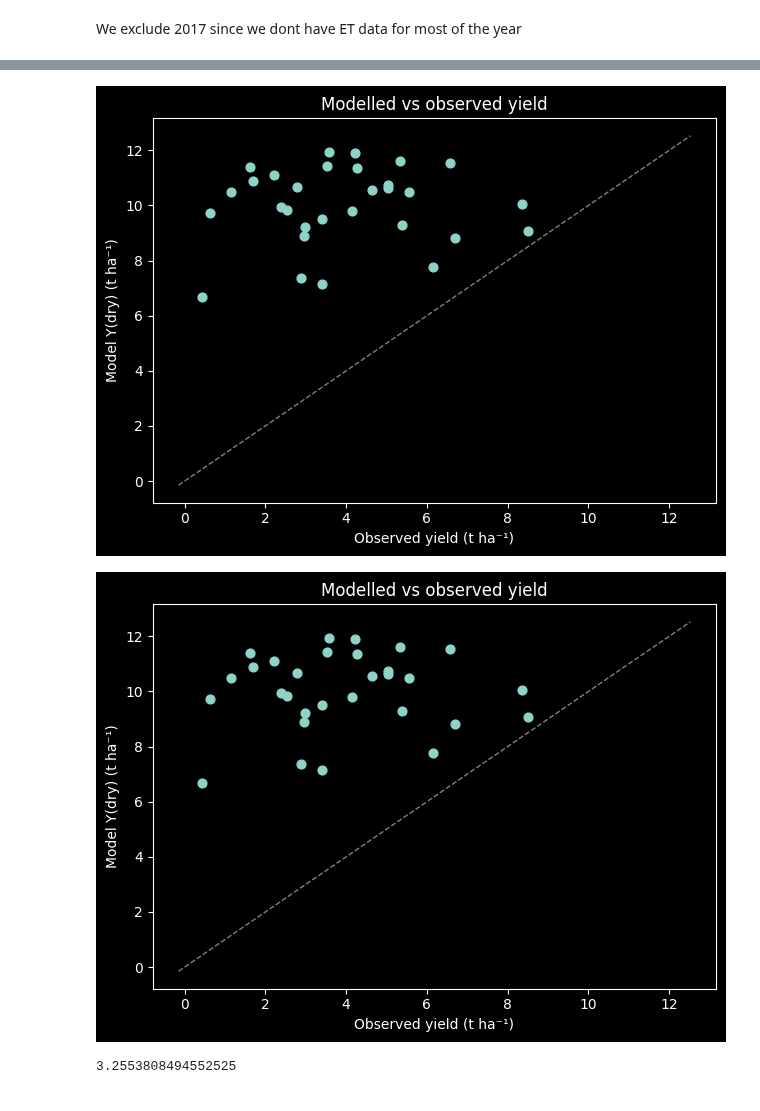
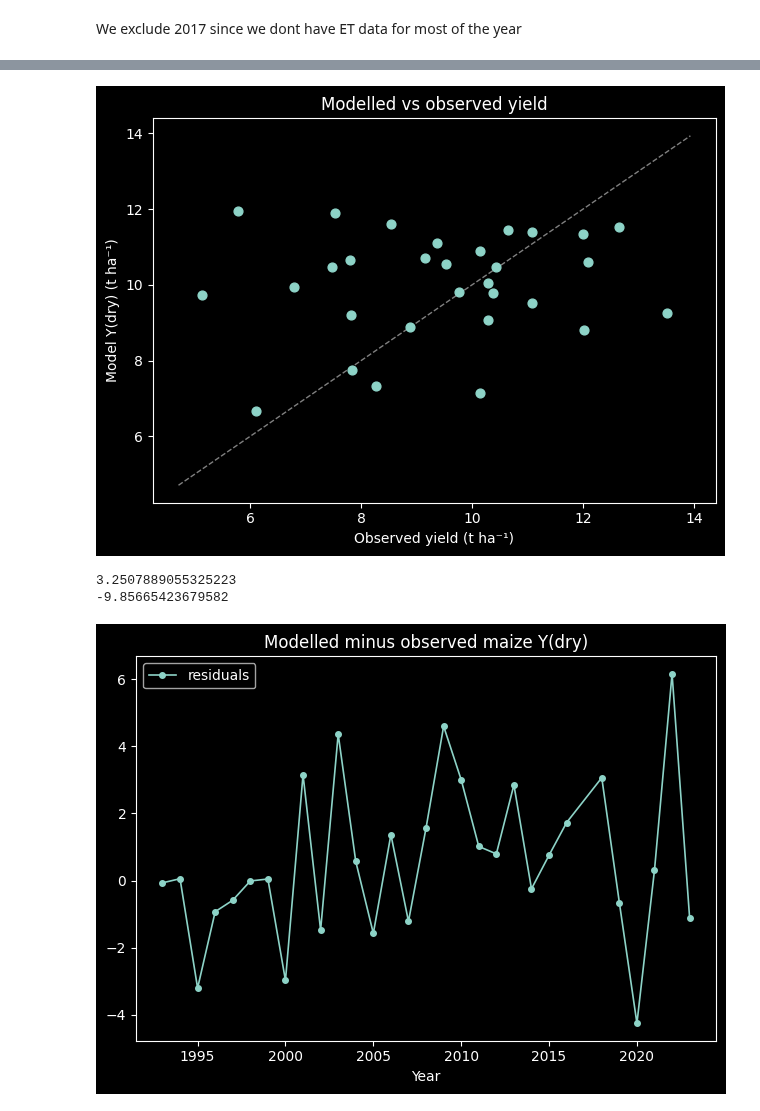
Before and after one commit to rokuk/aquacrop-slovenia, a Jupyter notebook: notebooks/exploration/Running Jablje.ipynb, the cells around one changed output, grey strips where cells are left out. Saved outputs shown, nothing was run; the diff lists cells and outputs as text; code cells hidden in the pictures.

```diff
--- a/notebooks/exploration/Running Jablje.ipynb
+++ b/notebooks/exploration/Running Jablje.ipynb
@@ -150,9 +129,14 @@ plot_yield_timeseries_comparison(results["season"][["Year1", "Y(dry)"]], get_yie
 # %%
-plot_yield_scatter(results["season"][["Year1", "Y(dry)"]], get_yield("jablje", "A", "N0"))
+plot_yield_scatter(seasonal_results, get_yield(LOCATION, "grain", "A", "N3"))
 # %% [output]
-[figure, old version]
+[figure, new version]
-[figure, removed]
 # %%
-root_mean_squared_error(get_yield_for_comparison("jablje", "A", "N0"), results["season"][["Year1", "Y(dry)"]])
+print(root_mean_squared_error(results["season"][["Year1", "Y(dry)"]], get_yield_for_comparison(LOCATION, "grain", "A", "N3")))
+print(r2_score(results["season"][["Year1", "Y(dry)"]], get_yield_for_comparison(LOCATION, "grain", "A", "N3")))
 # %% [output]
-3.2553808494552525
+3.2507889055325223
+-9.85665423679582
+# %%
+plot_yield_timeseries_residuals(seasonal_results, get_yield_for_comparison(LOCATION, "grain", "A", "N3"), "Y(dry)")
+# %% [output]
+[figure, added]
```
Also changed, not shown: parts of 21 cells of this notebook, 44 other files.
